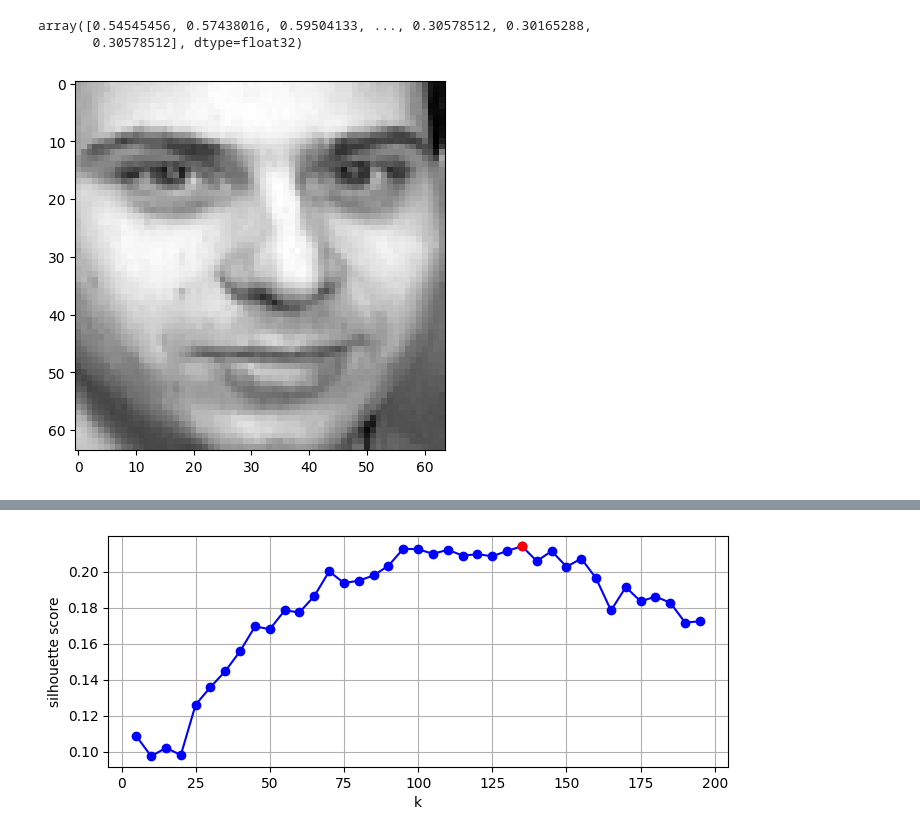
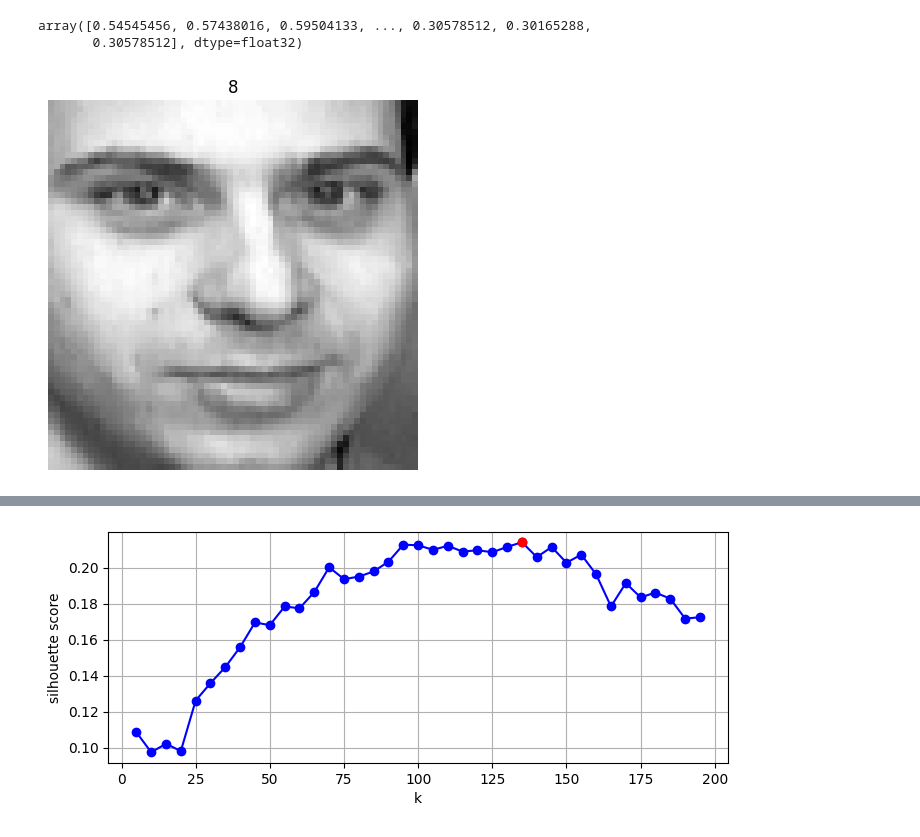
Before and after one commit to juliovr/homl, a Jupyter notebook: 09_unsupervised_learning_techniques.ipynb, the cells around one changed output, grey strips where cells are left out. Cells and saved outputs as stored; diff of their text form; code cells hidden in the pictures.

```diff
--- a/09_unsupervised_learning_techniques.ipynb
+++ b/09_unsupervised_learning_techniques.ipynb
@@ -486,10 +486,12 @@ array([0.54545456, 0.57438016, 0.59504133, ..., 0.30578512, 0.30165288,
 # %%
 import matplotlib.pyplot as plt
 
 plt.imshow((X_train[0]).reshape(64, 64), cmap="grey")
+plt.title(y_train[0])
+plt.axis("off")
 plt.show()
 # %% [output]
-[figure, old version]
+[figure, new version]
 # %%
 from sklearn.cluster import KMeans
 
```
Also changed, not shown: parts of 18 cells of this notebook.
